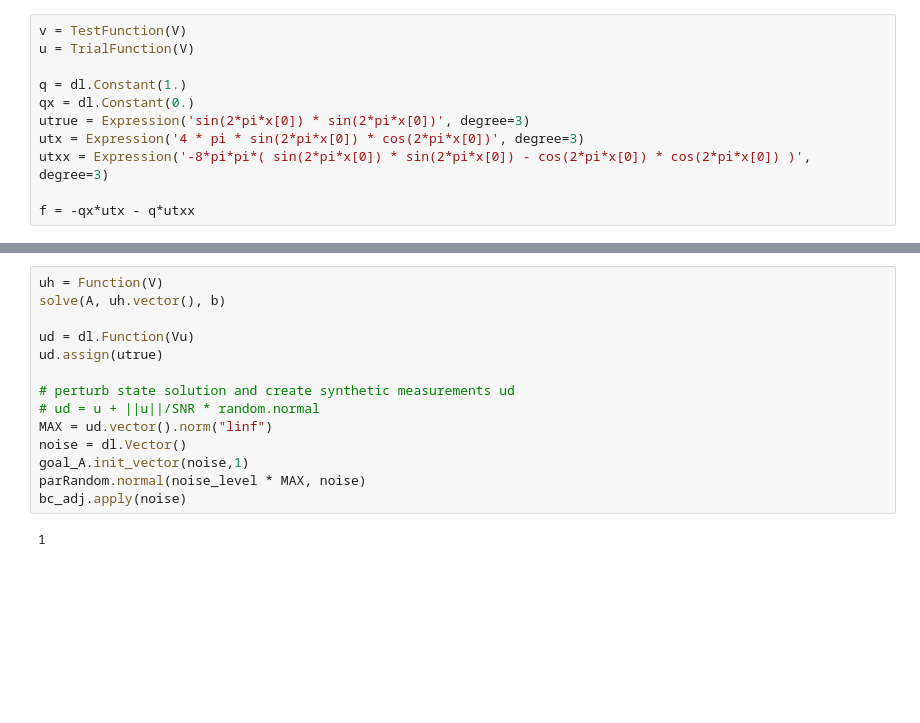
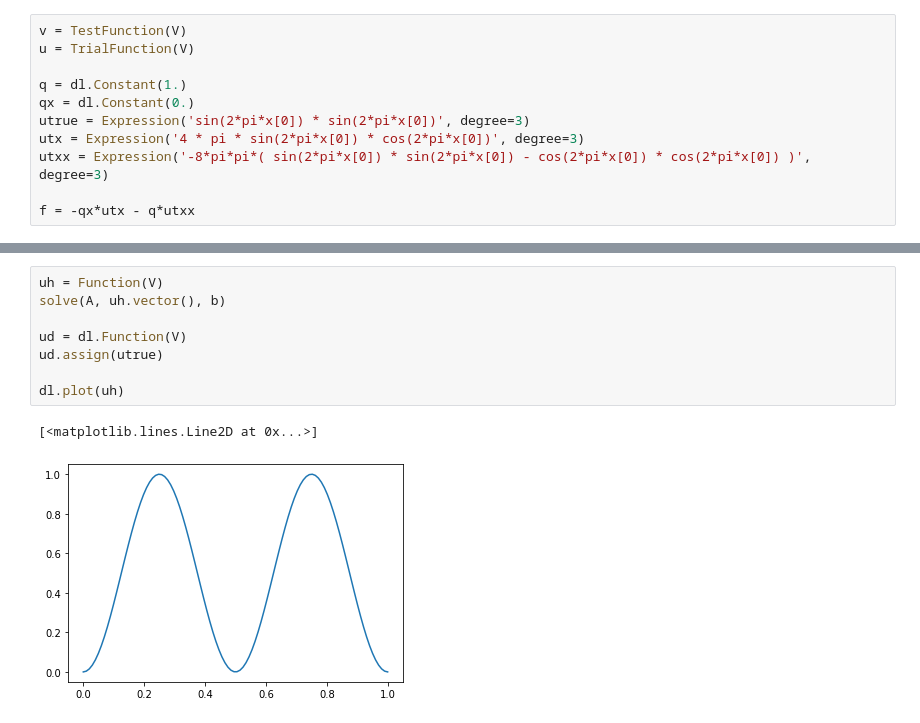
Before and after one commit to Irabiel/ML_Inverse_Problem, a Jupyter notebook: 1D_IP_example.ipynb, the cells around one changed output, grey strips where cells are left out. Cells and saved outputs as stored; diff of their text form; blank space fills up the shorter version.

```diff
--- a/1D_IP_example.ipynb
+++ b/1D_IP_example.ipynb
@@ -33,16 +31,11 @@ M = dl.assemble(v*u*dx)
 # %%
 uh = Function(V)
 solve(A, uh.vector(), b)
 
-ud = dl.Function(Vu)
+ud = dl.Function(V)
 ud.assign(utrue)
 
-# perturb state solution and create synthetic measurements ud
-# ud = u + ||u||/SNR * random.normal
-MAX = ud.vector().norm("linf")
-noise = dl.Vector()
-goal_A.init_vector(noise,1)
-parRandom.normal(noise_level * MAX, noise)
-bc_adj.apply(noise)
+dl.plot(uh)
 # %% [output]
-1
+[<matplotlib.lines.Line2D at 0x...>]
+[figure, added]
```
Also changed, not shown: parts of 2 cells of this notebook, 3 other files.
